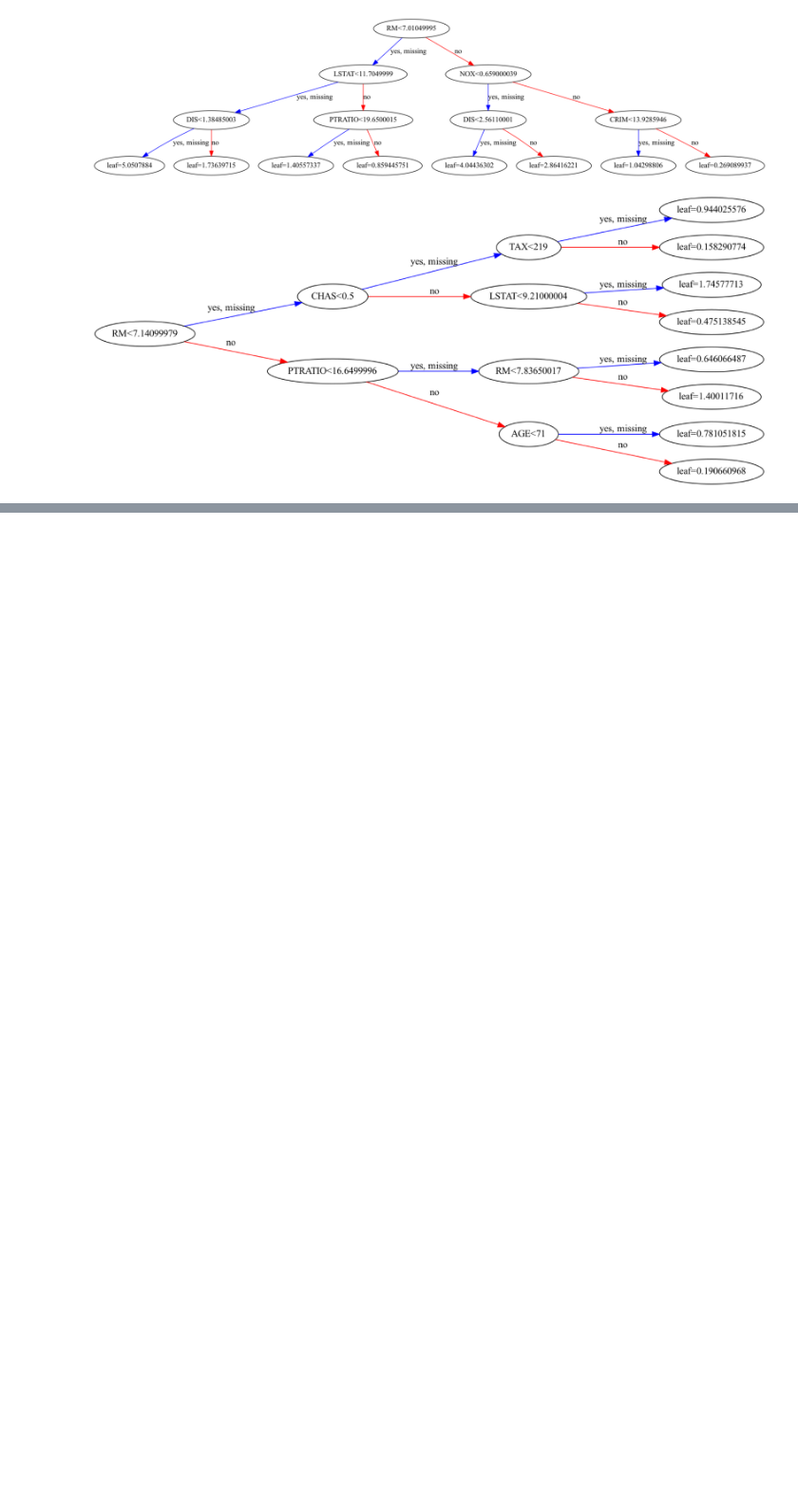
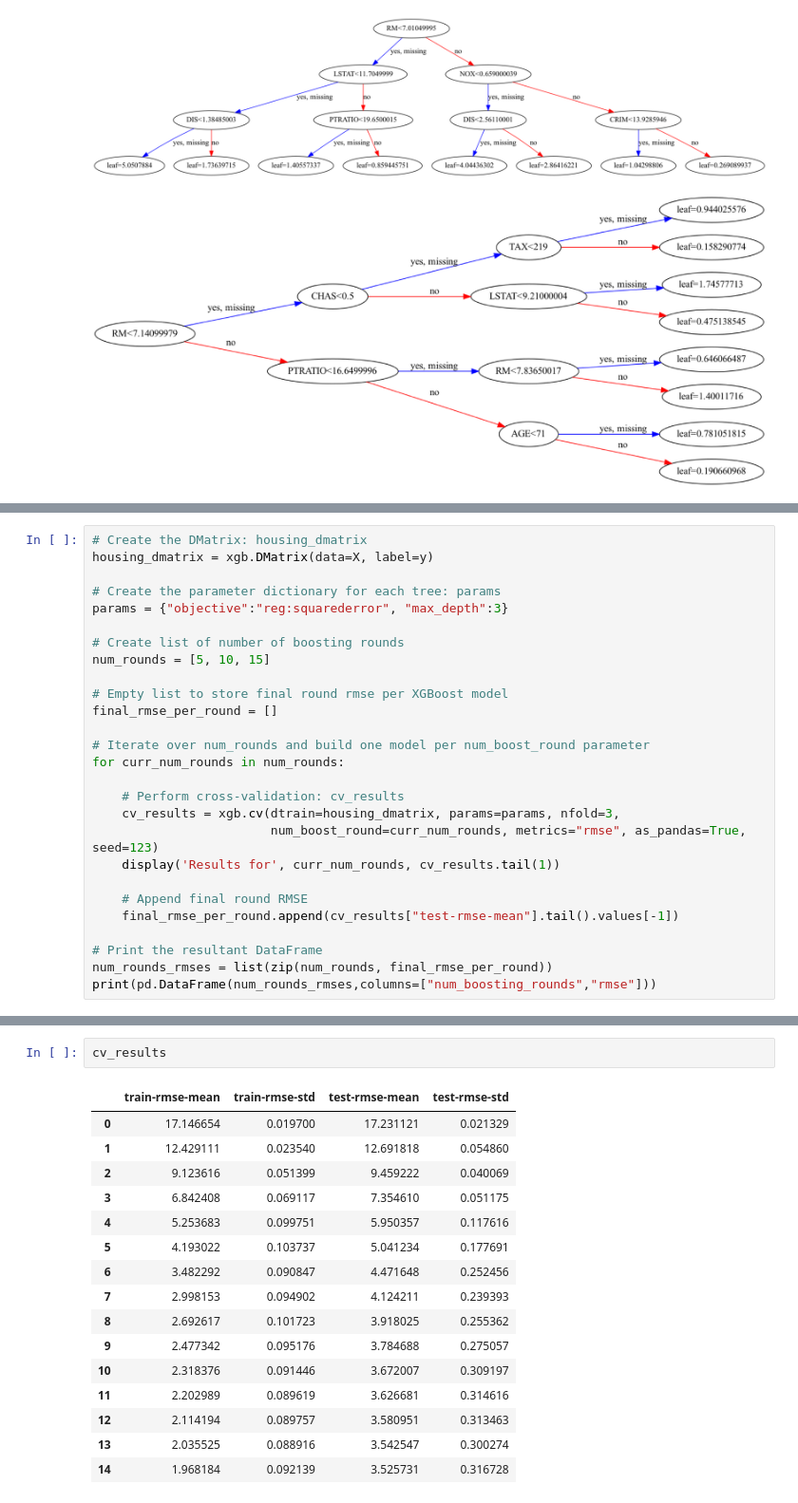
Before and after one commit to bearloop/learning-resources, a Jupyter notebook: ml/08_xg_boost.ipynb, the cells around one changed output, grey strips where cells are left out. Shown at 95% size. Saved outputs shown, nothing was run; the diff lists cells and outputs as text; blank space fills up the shorter version.

```diff
--- a/ml/08_xg_boost.ipynb
+++ b/ml/08_xg_boost.ipynb
@@ -376,0 +377,27 @@ plt.show()
+# %%
+# Create the DMatrix: housing_dmatrix
+housing_dmatrix = xgb.DMatrix(data=X, label=y)
+
+# Create the parameter dictionary for each tree: params
+params = {"objective":"reg:squarederror", "max_depth":3}
+
+# Create list of number of boosting rounds
+num_rounds = [5, 10, 15]
+
+# Empty list to store final round rmse per XGBoost model
+final_rmse_per_round = []
+
+# Iterate over num_rounds and build one model per num_boost_round parameter
+for curr_num_rounds in num_rounds:
+
+    # Perform cross-validation: cv_results
+    cv_results = xgb.cv(dtrain=housing_dmatrix, params=params, nfold=3,
+                        num_boost_round=curr_num_rounds, metrics="rmse", as_pandas=True, seed=123)
+    display('Results for', curr_num_rounds, cv_results.tail(1))
+
+    # Append final round RMSE
+    final_rmse_per_round.append(cv_results["test-rmse-mean"].tail().values[-1])
+
+# Print the resultant DataFrame
+num_rounds_rmses = list(zip(num_rounds, final_rmse_per_round))
+print(pd.DataFrame(num_rounds_rmses,columns=["num_boosting_rounds","rmse"]))
@@ -376,0 +421,19 @@ plt.show()
+# %%
+cv_results
+# %% [output]
+|  | train-rmse-mean | train-rmse-std | test-rmse-mean | test-rmse-std |
+| 0 | 17.146654 | 0.019700 | 17.231121 | 0.021329 |
+| 1 | 12.429111 | 0.023540 | 12.691818 | 0.054860 |
+| 2 | 9.123616 | 0.051399 | 9.459222 | 0.040069 |
+| 3 | 6.842408 | 0.069117 | 7.354610 | 0.051175 |
+| 4 | 5.253683 | 0.099751 | 5.950357 | 0.117616 |
+| 5 | 4.193022 | 0.103737 | 5.041234 | 0.177691 |
+| 6 | 3.482292 | 0.090847 | 4.471648 | 0.252456 |
+| 7 | 2.998153 | 0.094902 | 4.124211 | 0.239393 |
+| 8 | 2.692617 | 0.101723 | 3.918025 | 0.255362 |
+| 9 | 2.477342 | 0.095176 | 3.784688 | 0.275057 |
+| 10 | 2.318376 | 0.091446 | 3.672007 | 0.309197 |
+| 11 | 2.202989 | 0.089619 | 3.626681 | 0.314616 |
+| 12 | 2.114194 | 0.089757 | 3.580951 | 0.313463 |
+| 13 | 2.035525 | 0.088916 | 3.542547 | 0.300274 |
+| 14 | 1.968184 | 0.092139 | 3.525731 | 0.316728 |
```
Also changed, not shown: parts of 4 cells of this notebook.
